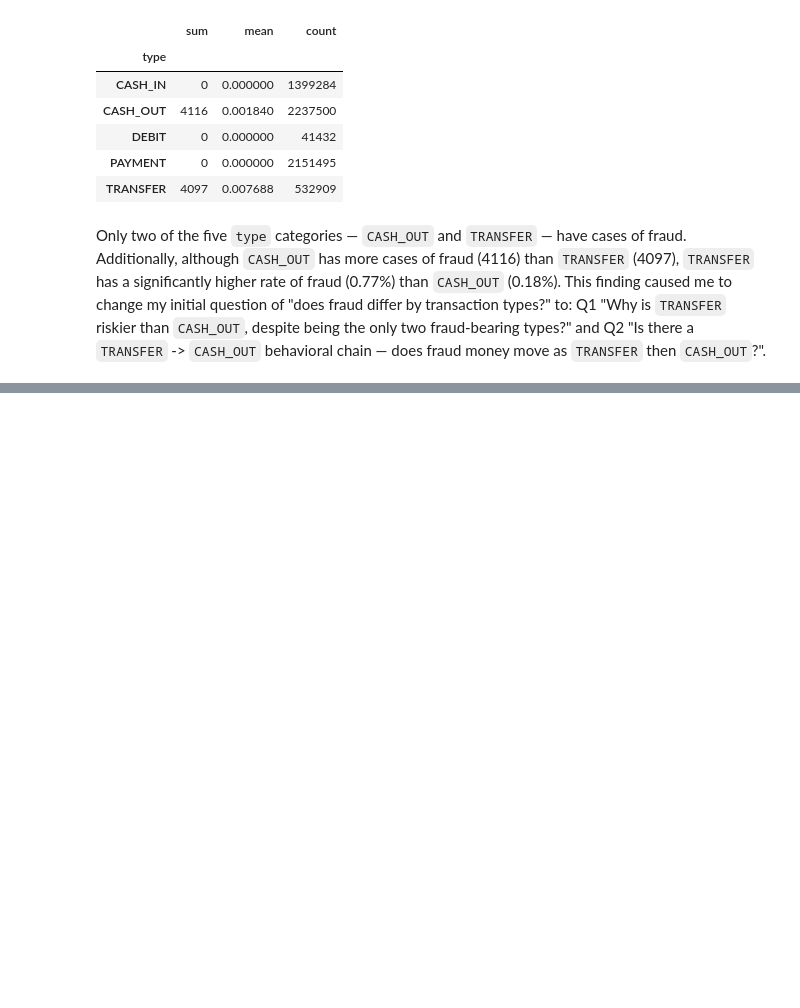
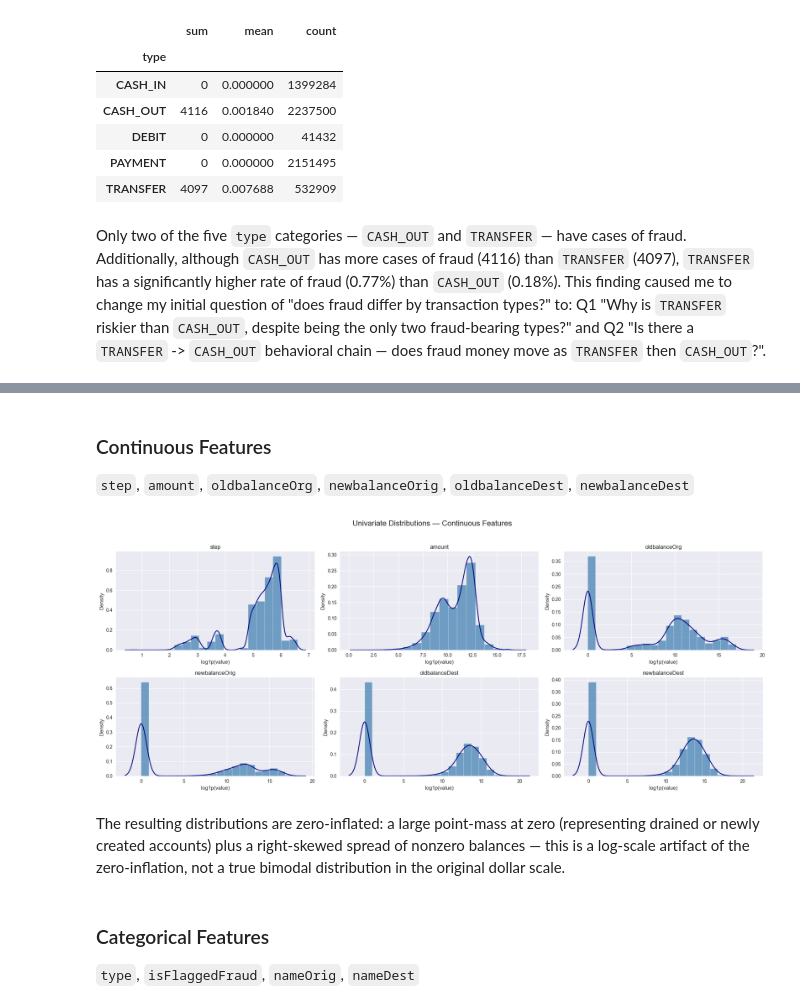
Before and after one commit to joshuasim/fraud-detection, a Jupyter notebook: notebooks/01_eda.ipynb, the cells around one changed output, grey strips where cells are left out. Drawn from its saved outputs; the diff is of its cells as text; code cells hidden in the pictures; blank space fills up the shorter version.

```diff
--- a/notebooks/01_eda.ipynb
+++ b/notebooks/01_eda.ipynb
@@ -205,0 +216,27 @@ Only two of the five `type` categories — `CASH_OUT` and `TRANSFER` — have ca
+# %% [markdown]
+### Continuous Features
+`step`, `amount`, `oldbalanceOrg`, `newbalanceOrig`, `oldbalanceDest`, `newbalanceDest`
+# %%
+continuous_features = ['step', 'amount', 'oldbalanceOrg', 'newbalanceOrig', 'oldbalanceDest', 'newbalanceDest']
+
+fig, axes = plt.subplots(2, 3, figsize=(20, 8))
+axes = axes.flatten()
+
+for i, feature in enumerate(continuous_features):
+    sns.histplot(np.log1p(df[feature]), bins=20, kde=False, ax=axes[i], color='steelblue', edgecolor='white', stat='density')
+    sns.kdeplot(np.log1p(df[feature].sample(n=100_000, random_state=42)), ax=axes[i], color='navy') # so kde is done on sample of 100k for efficiency
+    axes[i].set_title(feature)
+    axes[i].set_xlabel('log1p(value)')
+    axes[i].set_ylabel('Density')
+
+fig.suptitle('Univariate Distributions — Continuous Features', fontsize=16, y=1.02)
+plt.tight_layout()
+plt.savefig('../images/continuous_distributions.png', bbox_inches='tight')
+plt.show()
+# %% [output]
+[figure, added]
+# %% [markdown]
+The resulting distributions are zero-inflated: a large point-mass at zero (representing drained or newly created accounts) plus a right-skewed spread of nonzero balances — this is a log-scale artifact of the zero-inflation, not a true bimodal distribution in the original dollar scale.
+# %% [markdown]
+### Categorical Features
+`type`, `isFlaggedFraud`, `nameOrig`, `nameDest`
```
Also changed, not shown: parts of 11 cells of this notebook, 3 other files.
